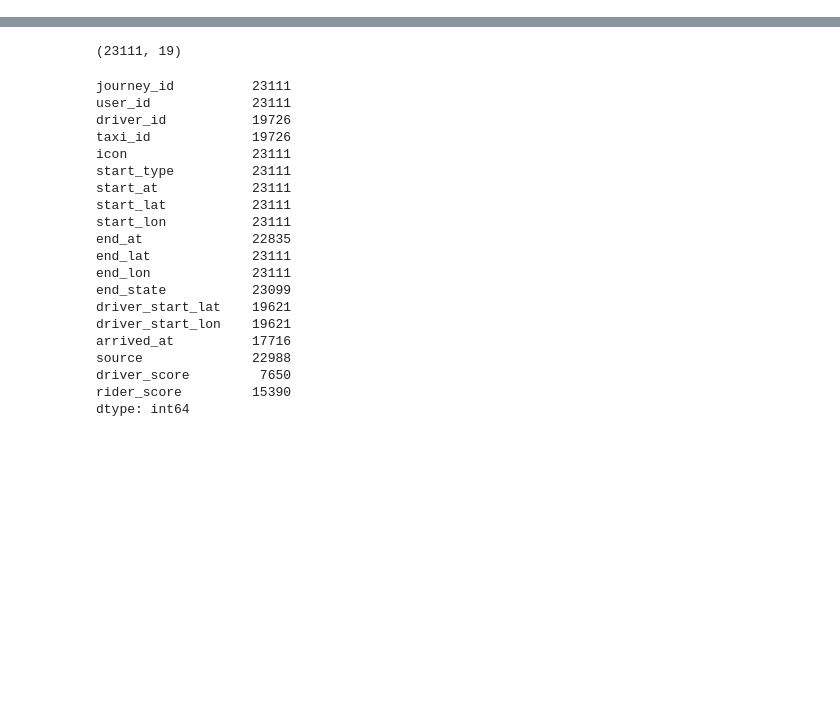
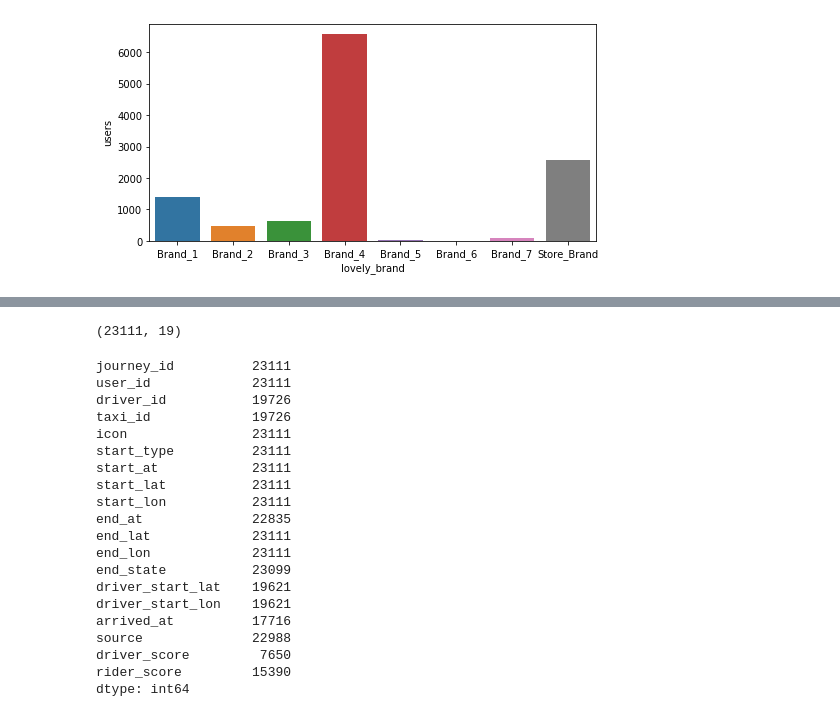
Before and after one commit to VikhlyantsevA/Stepik_Data-Analysis-basics, a Jupyter notebook: lesson 3/lesson 3.ipynb, the cells around one changed output, grey strips where cells are left out. Cells and saved outputs as stored; diff of their text form; code cells hidden in the pictures; blank space fills up the shorter version.

```diff
--- a/lesson 3/lesson 3.ipynb
+++ b/lesson 3/lesson 3.ipynb
@@ -289,0 +170,10 @@ peru_taxi_data.tail()
+# %%
+plt.figure(figsize=(8,4))
+
+ax = sns.barplot(x="lovely_brand",
+                 y="users",
+                 data=loyalty_df.groupby('lovely_brand', as_index=False)\
+                                .agg({'user_id': 'count'})\
+                                .rename(columns={'user_id':'users'}))
+# %% [output]
+[figure, added]
```
Also changed, not shown: parts of 85 cells of this notebook, 10 other files.
